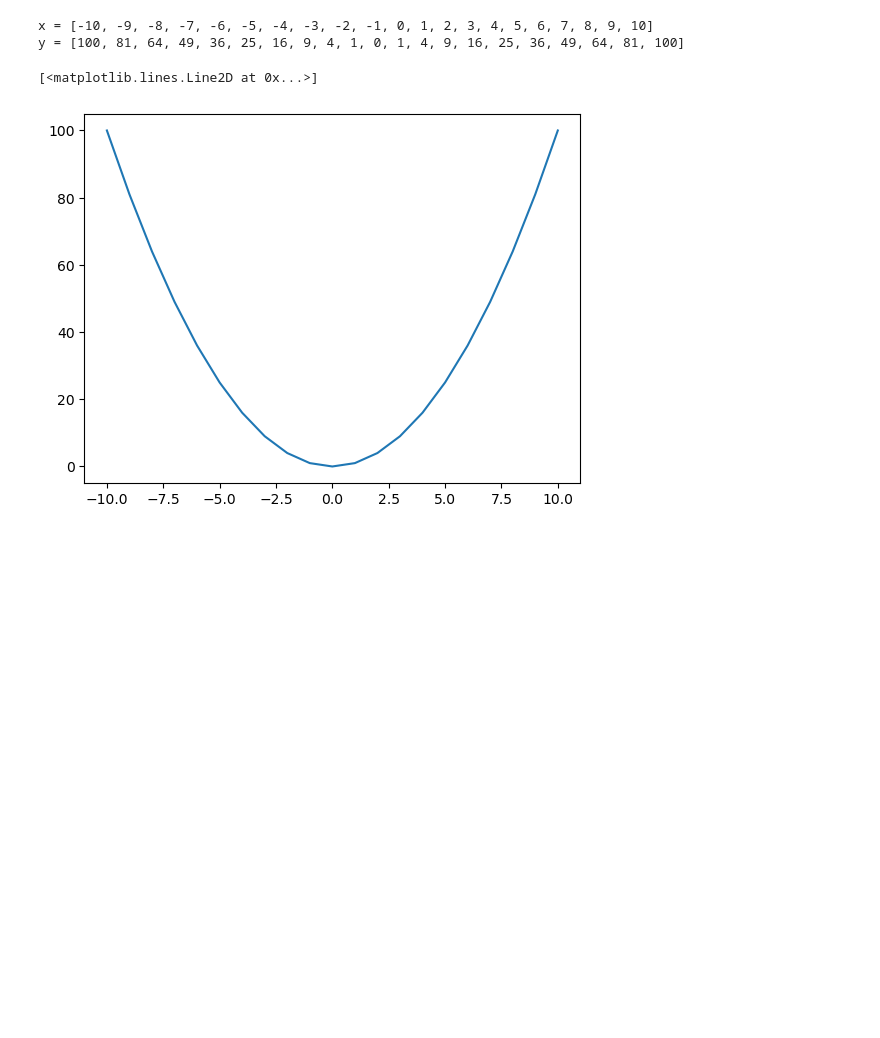
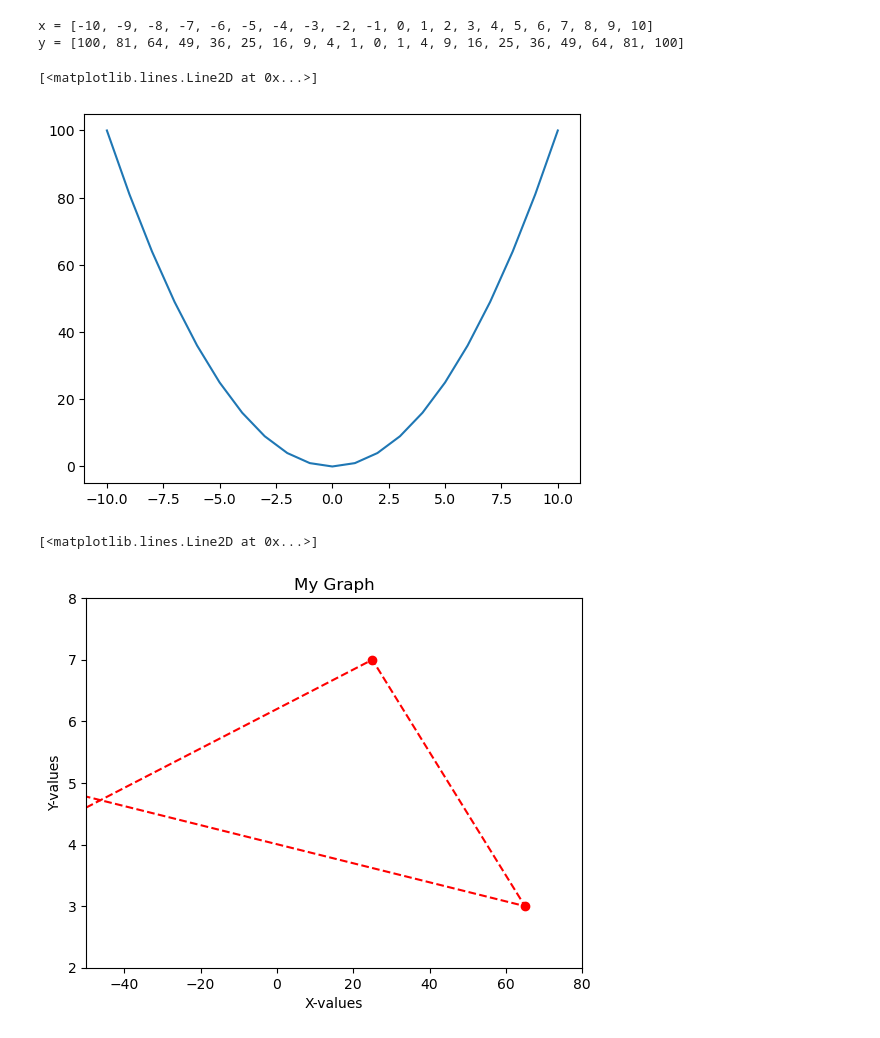
Before and after one commit to JoAljasmi/Python-Josef-Aljasmi, a Jupyter notebook: CodeAlong/L012_Matplotlib.ipynb, the cells around one changed output. Cells and saved outputs as stored; diff of their text form; code cells hidden in the pictures; blank space fills up the shorter version.

```diff
--- a/CodeAlong/L012_Matplotlib.ipynb
+++ b/CodeAlong/L012_Matplotlib.ipynb
@@ -12,3 +19,15 @@ x = [-10, -9, -8, -7, -6, -5, -4, -3, -2, -1, 0, 1, 2, 3, 4, 5, 6, 7, 8, 9, 10]
 y = [100, 81, 64, 49, 36, 25, 16, 9, 4, 1, 0, 1, 4, 9, 16, 25, 36, 49, 64, 81, 100]
 [<matplotlib.lines.Line2D at 0x...>]
 [figure]
+# %%
+x = [0, -100, 25, 65, -323]
+y = [0, 3, 7, 3, 9]
+
+plt.title("My Graph")
+plt.xlabel("X-values")
+plt.ylabel("Y-values")
+plt.axis([-50, 80, 2, 8])
+plt.plot(x, y, color="red", linestyle="dashed", marker="o")
+# %% [output]
+[<matplotlib.lines.Line2D at 0x...>]
+[figure, added]
```
Also changed, not shown: parts of 10 cells of this notebook, 4 other files.
